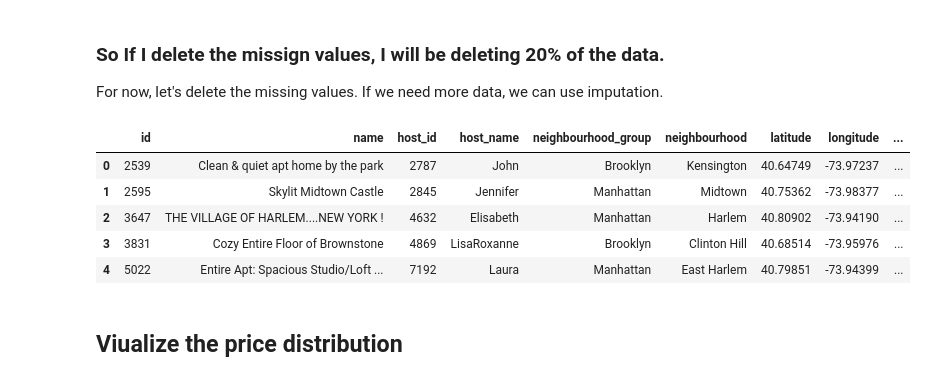
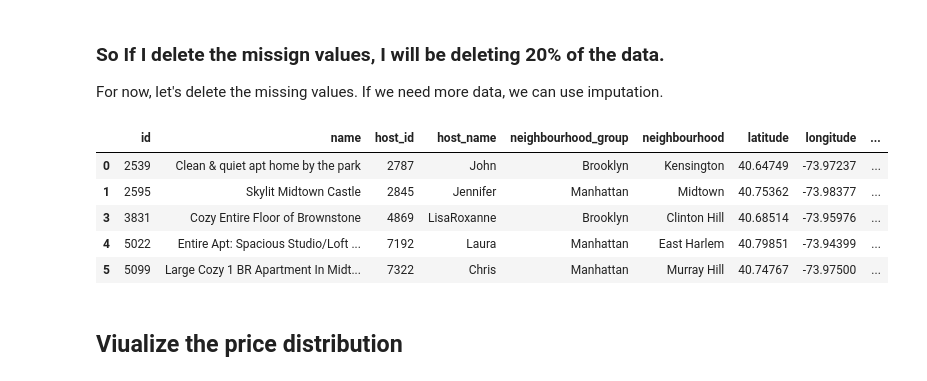
Before and after one commit to Dhruvrana8/airbnb-price-prediction-mlflow, a Jupyter notebook: notebook/index.ipynb, the cells around one changed output. Cells and saved outputs as stored; diff of their text form; code cells hidden in the pictures.

```diff
--- a/notebook/index.ipynb
+++ b/notebook/index.ipynb
@@ -172,14 +173,14 @@ For now, let's delete the missing values. If we need more data, we can use imput
 # %%
 df_clean = df.dropna()
 # %%
-df.head()
+df_clean.head()
 # %% [output]
 |  | id | name | host_id | host_name | neighbourhood_group | neighbourhood | latitude | longitude | ... |
 | 0 | 2539 | Clean & quiet apt home by the park | 2787 | John | Brooklyn | Kensington | 40.64749 | -73.97237 | ... |
 | 1 | 2595 | Skylit Midtown Castle | 2845 | Jennifer | Manhattan | Midtown | 40.75362 | -73.98377 | ... |
-| 2 | 3647 | THE VILLAGE OF HARLEM....NEW YORK ! | 4632 | Elisabeth | Manhattan | Harlem | 40.80902 | -73.94190 | ... |
 | 3 | 3831 | Cozy Entire Floor of Brownstone | 4869 | LisaRoxanne | Brooklyn | Clinton Hill | 40.68514 | -73.95976 | ... |
 | 4 | 5022 | Entire Apt: Spacious Studio/Loft ... | 7192 | Laura | Manhattan | East Harlem | 40.79851 | -73.94399 | ... |
+| 5 | 5099 | Large Cozy 1 BR Apartment In Midt... | 7322 | Chris | Manhattan | Murray Hill | 40.74767 | -73.97500 | ... |
 # %% [markdown]
 ## Viualize the price distribution
 # %%
```
Also changed, not shown: parts of 16 cells of this notebook, 1 other file.
